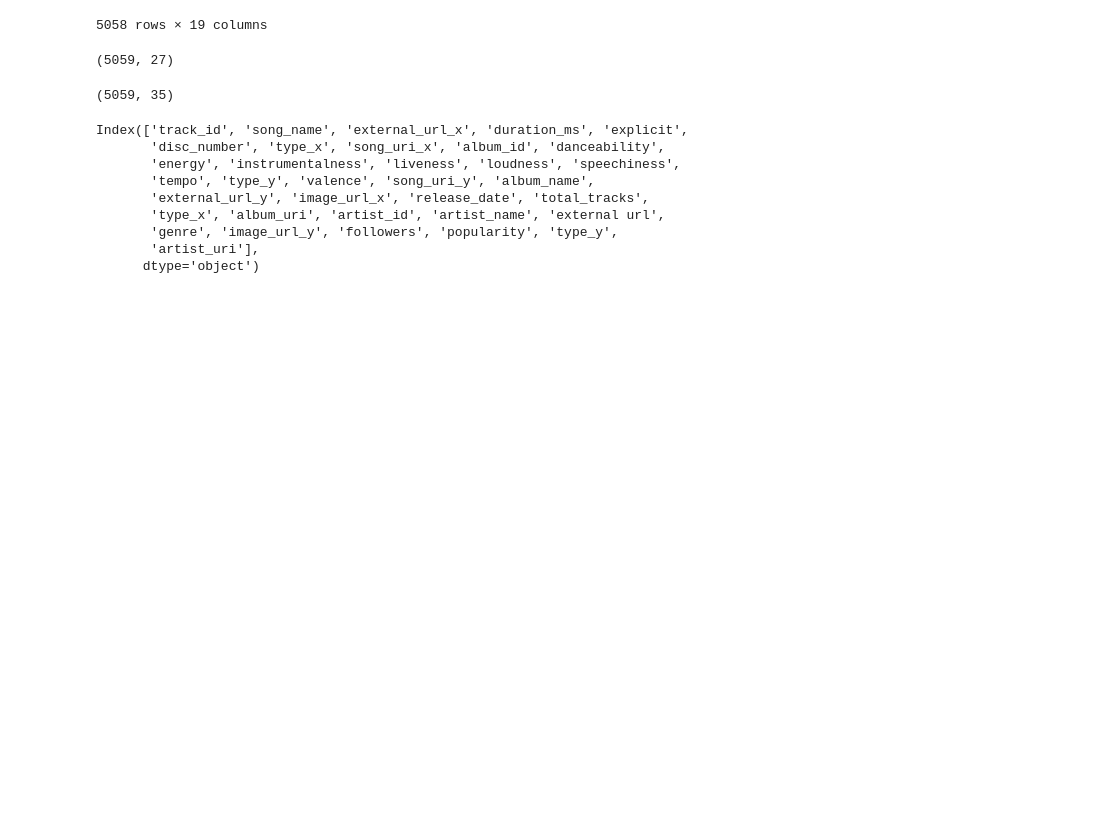
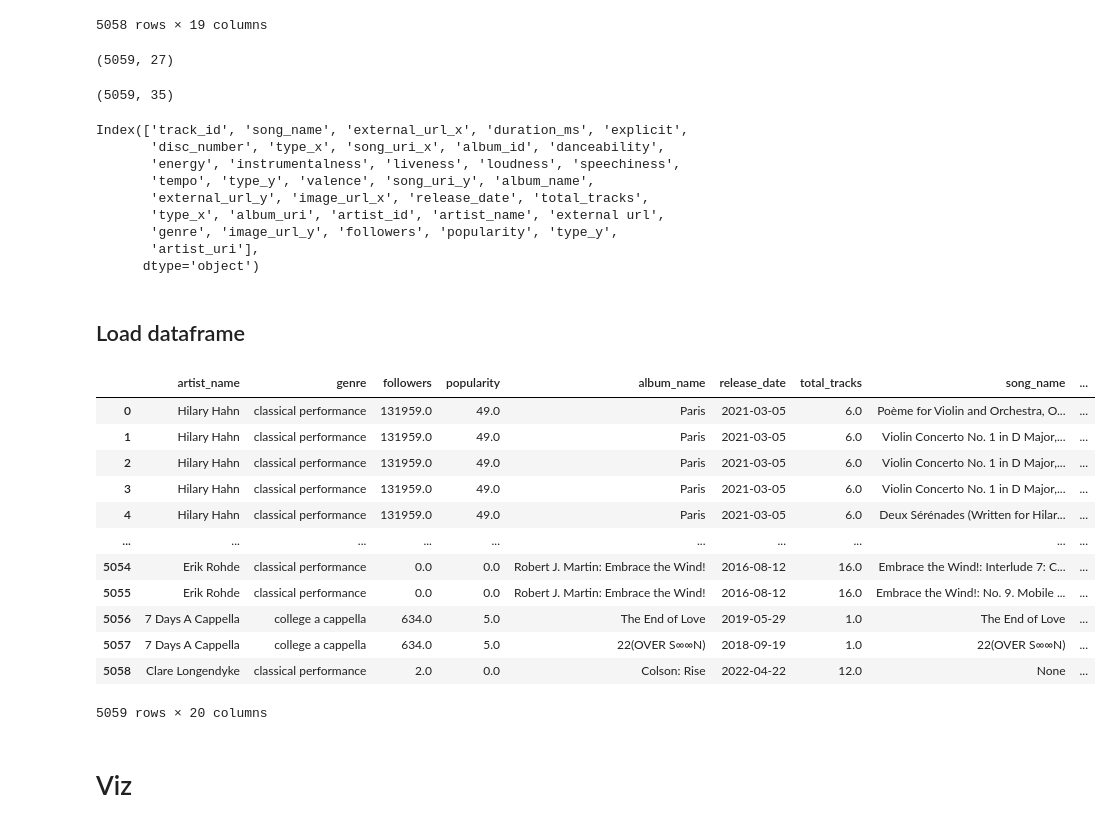
Before and after one commit to JacobTews/spotify, a Jupyter notebook: visualization_workspace.ipynb, the cells around one changed output. Drawn from its saved outputs; the diff is of its cells as text; code cells hidden in the pictures; blank space fills up the shorter version.

```diff
--- a/visualization_workspace.ipynb
+++ b/visualization_workspace.ipynb
@@ -70,0 +76,22 @@ df = df[useful_cols]
+# %% [markdown]
+## Load dataframe
+# %%
+df = pd.read_feather('full_info_df.feather')
+# %%
+df
+# %% [output]
+|  | artist_name | genre | followers | popularity | album_name | release_date | total_tracks | song_name | ... |
+| 0 | Hilary Hahn | classical performance | 131959.0 | 49.0 | Paris | 2021-03-05 | 6.0 | Poème for Violin and Orchestra, O... | ... |
+| 1 | Hilary Hahn | classical performance | 131959.0 | 49.0 | Paris | 2021-03-05 | 6.0 | Violin Concerto No. 1 in D Major,... | ... |
+| 2 | Hilary Hahn | classical performance | 131959.0 | 49.0 | Paris | 2021-03-05 | 6.0 | Violin Concerto No. 1 in D Major,... | ... |
+| 3 | Hilary Hahn | classical performance | 131959.0 | 49.0 | Paris | 2021-03-05 | 6.0 | Violin Concerto No. 1 in D Major,... | ... |
+| 4 | Hilary Hahn | classical performance | 131959.0 | 49.0 | Paris | 2021-03-05 | 6.0 | Deux Sérénades (Written for Hilar... | ... |
+| ... | ... | ... | ... | ... | ... | ... | ... | ... | ... |
+| 5054 | Erik Rohde | classical performance | 0.0 | 0.0 | Robert J. Martin: Embrace the Wind! | 2016-08-12 | 16.0 | Embrace the Wind!: Interlude 7: C... | ... |
+| 5055 | Erik Rohde | classical performance | 0.0 | 0.0 | Robert J. Martin: Embrace the Wind! | 2016-08-12 | 16.0 | Embrace the Wind!: No. 9. Mobile ... | ... |
+| 5056 | 7 Days A Cappella | college a cappella | 634.0 | 5.0 | The End of Love | 2019-05-29 | 1.0 | The End of Love | ... |
+| 5057 | 7 Days A Cappella | college a cappella | 634.0 | 5.0 | 22(OVER S∞∞N) | 2018-09-19 | 1.0 | 22(OVER S∞∞N) | ... |
+| 5058 | Clare Longendyke | classical performance | 2.0 | 0.0 | Colson: Rise | 2022-04-22 | 12.0 | None | ... |
+5059 rows × 20 columns
+# %% [markdown]
+# Viz
```
Also changed, not shown: parts of 9 cells of this notebook, 2 other files.
